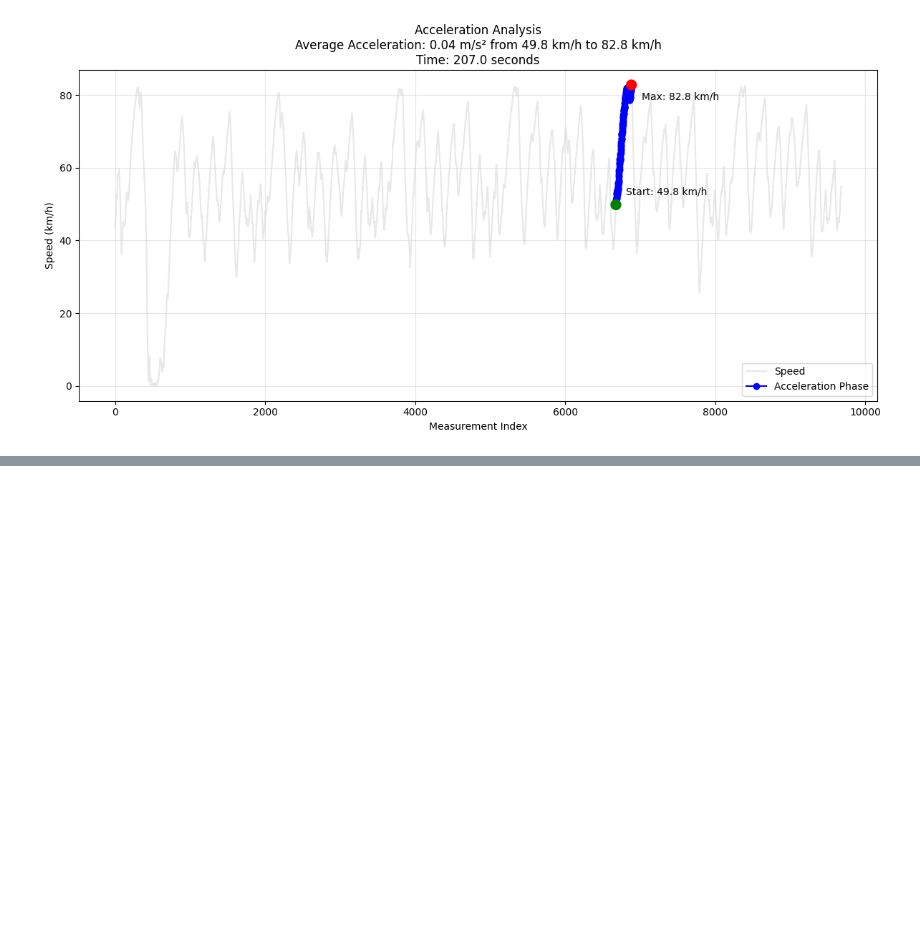
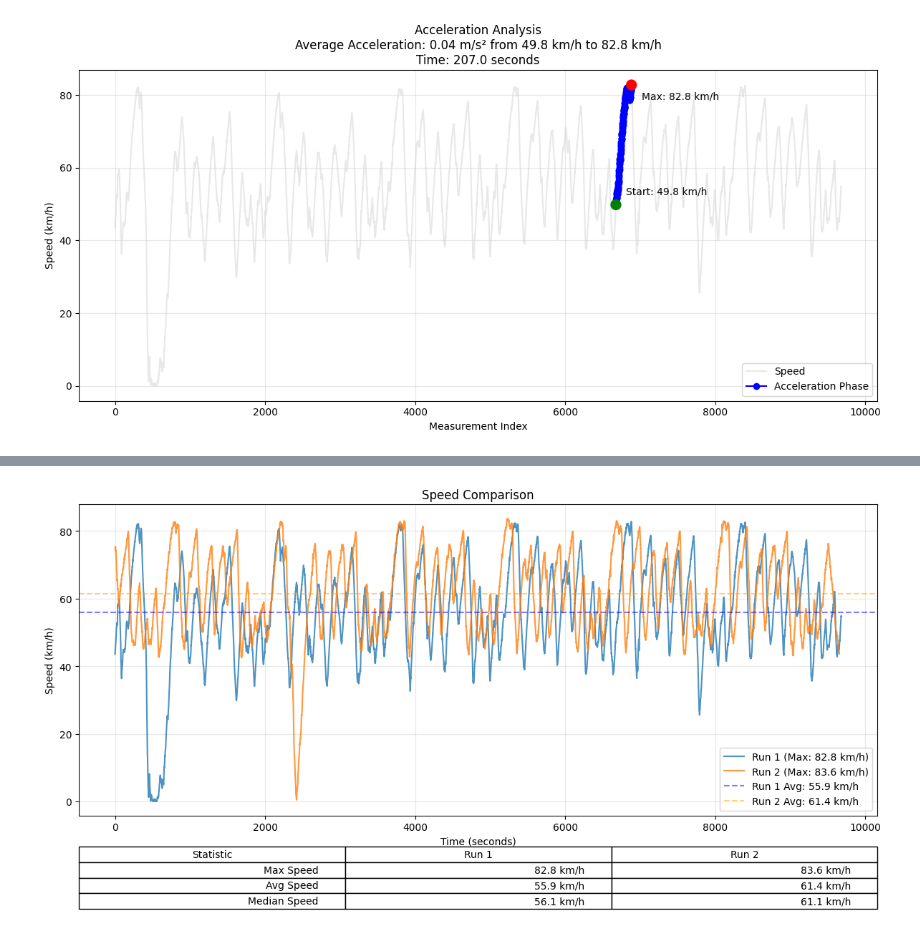
Before and after one commit to JAlcocerT/Py_RouteTracker, a Jupyter notebook: Z_GoPro/gopro_explore_speeds_kart.ipynb, the cells around one changed output, grey strips where cells are left out. Cells and saved outputs as stored; diff of their text form; code cells hidden in the pictures; blank space fills up the shorter version.

```diff
--- a/Z_GoPro/gopro_explore_speeds_kart.ipynb
+++ b/Z_GoPro/gopro_explore_speeds_kart.ipynb
@@ -449,0 +575,97 @@ Average acceleration: 0.04 m/s²
+# %%
+def plot_compare_speeds(file1, file2, label1="File 1", label2="File 2",
+                       time_interval=1, time_range=None):
+    """
+    Compare speed profiles from two files with optional time filtering.
+
+    Args:
+        file1, file2: Paths to the GPS data files
+        label1, label2: Labels for the legend
+        time_interval: Time between measurements in seconds
+        time_range: Tuple of (start_time, end_time) in seconds to filter the data
+    """
+    # Extract speeds from both files
+    speeds1 = extract_gps_speeds(file1)
+    speeds2 = extract_gps_speeds(file2)
+
+    # Create time arrays
+    time1 = np.arange(0, len(speeds1)) * time_interval
+    time2 = np.arange(0, len(speeds2)) * time_interval
+
+    # Apply time filtering if requested
+    if time_range:
+        start_time, end_time = time_range
+        mask1 = (time1 >= start_time) & (time1 <= end_time)
+        mask2 = (time2 >= start_time) & (time2 <= end_time)
+
+        time1 = time1[mask1]
+        speeds1 = np.array(speeds1)[mask1]
+        time2 = time2[mask2]
+        speeds2 = np.array(speeds2)[mask2]
+
+    # Calculate statistics on filtered data
+    stats1 = {
+        'max': np.max(speeds1) if len(speeds1) > 0 else 0,
+        'avg': np.mean(speeds1) if len(speeds1) > 0 else 0,
+        'median': np.median(speeds1) if len(speeds1) > 0 else 0
+    }
+
+    stats2 = {
+        'max': np.max(speeds2) if len(speeds2) > 0 else 0,
+        'avg': np.mean(speeds2) if len(speeds2) > 0 else 0,
+        'median': np.median(speeds2) if len(speeds2) > 0 else 0
+    }
+
+    # Create the plot
+    plt.figure(figsize=(12, 6))
+
+    # Plot both speed profiles
+    plt.plot(time1, speeds1, label=f'{label1} (Max: {stats1["max"]:.1f} km/h)', alpha=0.8)
+    plt.plot(time2, speeds2, label=f'{label2} (Max: {stats2["max"]:.1f} km/h)', alpha=0.8)
+
+    # Add average lines
+    plt.axhline(y=stats1['avg'], color='blue', linestyle='--', alpha=0.5,
+               label=f'{label1} Avg: {stats1["avg"]:.1f} km/h')
+    plt.axhline(y=stats2['avg'], color='orange', linestyle='--', alpha=0.5,
+               label=f'{label2} Avg: {stats2["avg"]:.1f} km/h')
+
+    # Add labels and title
+    time_range_text = f" (Time: {time_range[0]}-{time_range[1]}s)" if time_range else ""
+    plt.title(f'Speed Comparison{time_range_text}')
+    plt.xlabel('Time (seconds)')
+    plt.ylabel('Speed (km/h)')
+    plt.legend()
+    plt.grid(True, alpha=0.3)
+
+    # Add a table with statistics
+    col_labels = ['Statistic', label1, label2]
+    cell_text = [
+        ['Max Speed', f'{stats1["max"]:.1f} km/h', f'{stats2["max"]:.1f} km/h'],
+        ['Avg Speed', f'{stats1["avg"]:.1f} km/h', f'{stats2["avg"]:.1f} km/h'],
+        ['Median Speed', f'{stats1["median"]:.1f} km/h', f'{stats2["median"]:.1f} km/h']
+    ]
+
+    # Add the table at the bottom of the plot
+    plt.table(cellText=cell_text,
+              colLabels=col_labels,
+              loc='bottom',
+              bbox=[0, -0.3, 1, 0.2])
+
+    # Adjust layout to make room for the table
+    plt.subplots_adjust(bottom=0.25)
+    plt.tight_layout()
+    plt.show()
+
+# Example usage:
+if __name__ == "__main__":
+    file1 = "output-kart25dec-1b.txt"
+    file2 = "output-kart25dec-2b.txt"
+
+    # Plot full comparison
+    plot_compare_speeds(file1, file2, label1="Run 1", label2="Run 2", time_interval=1)
+
+    # Plot filtered comparison (example: between 3700 and 10000 seconds)
+    plot_compare_speeds(file1, file2, label1="Run 1", label2="Run 2",
+                       time_interval=1, time_range=(3500, 5500))
+# %% [output]
+[figure, added]
```
Also changed, not shown: parts of 3 cells of this notebook, 6 other files.
